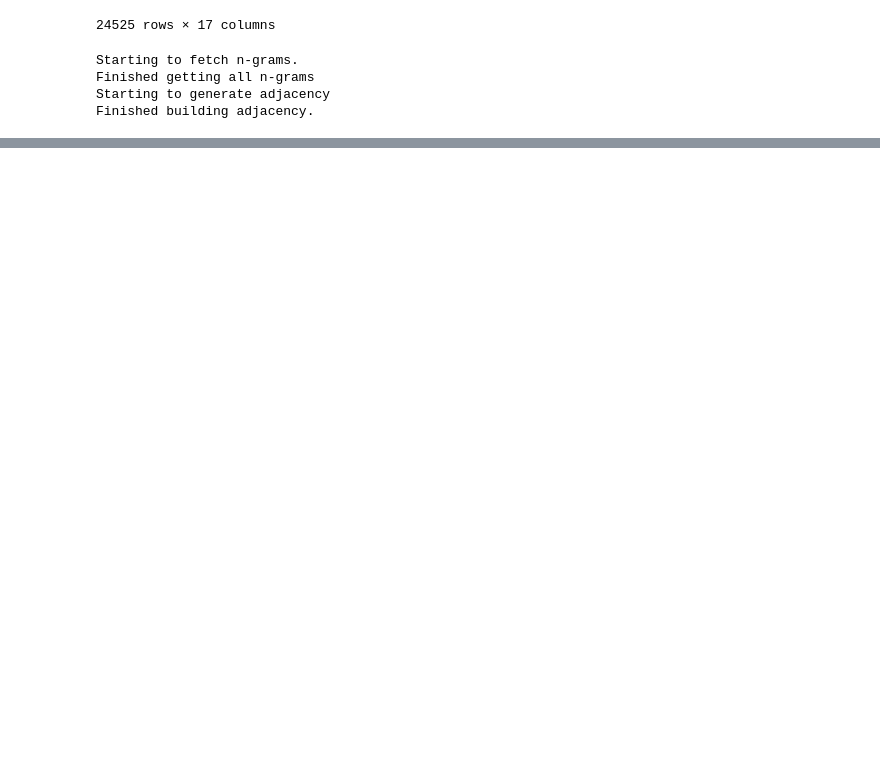
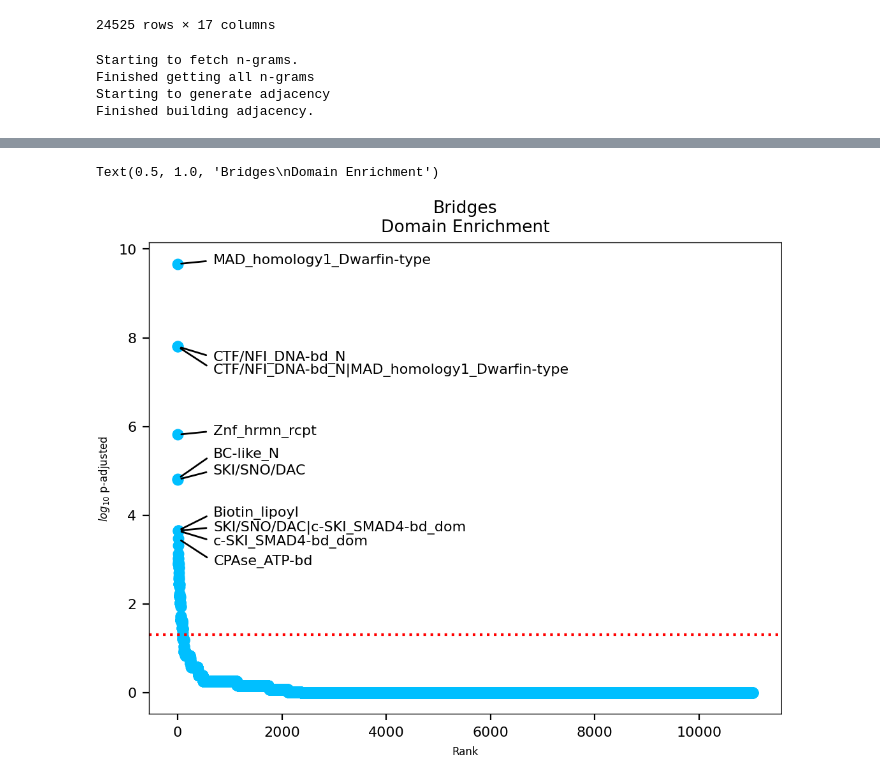
Before and after one commit to NaegleLab/DANSy_Applications, a Jupyter notebook: ccle_fusion_contribution_analysis.ipynb, the cells around one changed output, grey strips where cells are left out. Cells and saved outputs as stored; diff of their text form; code cells hidden in the pictures; blank space fills up the shorter version.

```diff
--- a/ccle_fusion_contribution_analysis.ipynb
+++ b/ccle_fusion_contribution_analysis.ipynb
@@ -1049,0 +1100,29 @@ plt.show()
+# %%
+tcga_dansy_res = pd.read_csv('TCGA_Fusion_DANSY_Summary.csv', index_col=0,na_values=None)
+tcga_dansy_res.dropna(subset=['dansy_impact'], inplace=True)
+tcga_dansy_res.domain_architecture.fillna('', inplace=True)
+# %%
+tcga_dansy_minimal = tcga_dansy_res.filter(['name','domain_architecture','dansy_impact']).drop_duplicates()
+tcga_dansy_minimal['novel_arch'] = tcga_dansy_minimal.dansy_impact.apply(lambda x: str(x in ['Bridges', 'Reinforcement']))
+
+# Get the n-grams to check for
+tcga_ngrams = dansy.ngramUtilities.return_ngrams_from_list(tcga_dansy_minimal.domain_architecture,5)
+tcga_ngrams_preexist = sorted(set(tcga_ngrams).intersection(nat_ngrams))
+# %%
+# Now perform both of the enrichment analyses based on the two different categories
+tcga_dansy_enrich = EnrichementAnalysis.EnrichmentAnalysis(tcga_dansy_minimal, tcga_ngrams_preexist,
+                                                           mapper = {'category':'dansy_impact',
+                                                                     'domain_architecture':'domain_architecture'})
+tcga_novel_enrich = EnrichementAnalysis.EnrichmentAnalysis(tcga_dansy_minimal, tcga_ngrams_preexist,
+                                                           mapper = {'category':'novel_arch',
+                                                                     'domain_architecture':'domain_architecture'})
+# %%
+tcga_dansy_enrich.plot('Bridges')
+ax = plt.gca()
+n = min(sum(tcga_dansy_enrich.res.Bridges_q.le(0.05)),10)
+EnrichementAnalysis.add_top_ngram_annotations(ax, tcga_dansy_enrich.res, proteome_net,cat=colOI,n=n,yoffset=[0,-8,-15,0,12,3,8,0,-8,-15])
+plt.axhline(-1*np.log10(0.05), ls = ':', color = 'r')
+plt.title('Bridges\nDomain Enrichment')
+# %% [output]
+Text(0.5, 1.0, 'Bridges\nDomain Enrichment')
+[figure, added]
```
Also changed, not shown: parts of 60 cells of this notebook.
